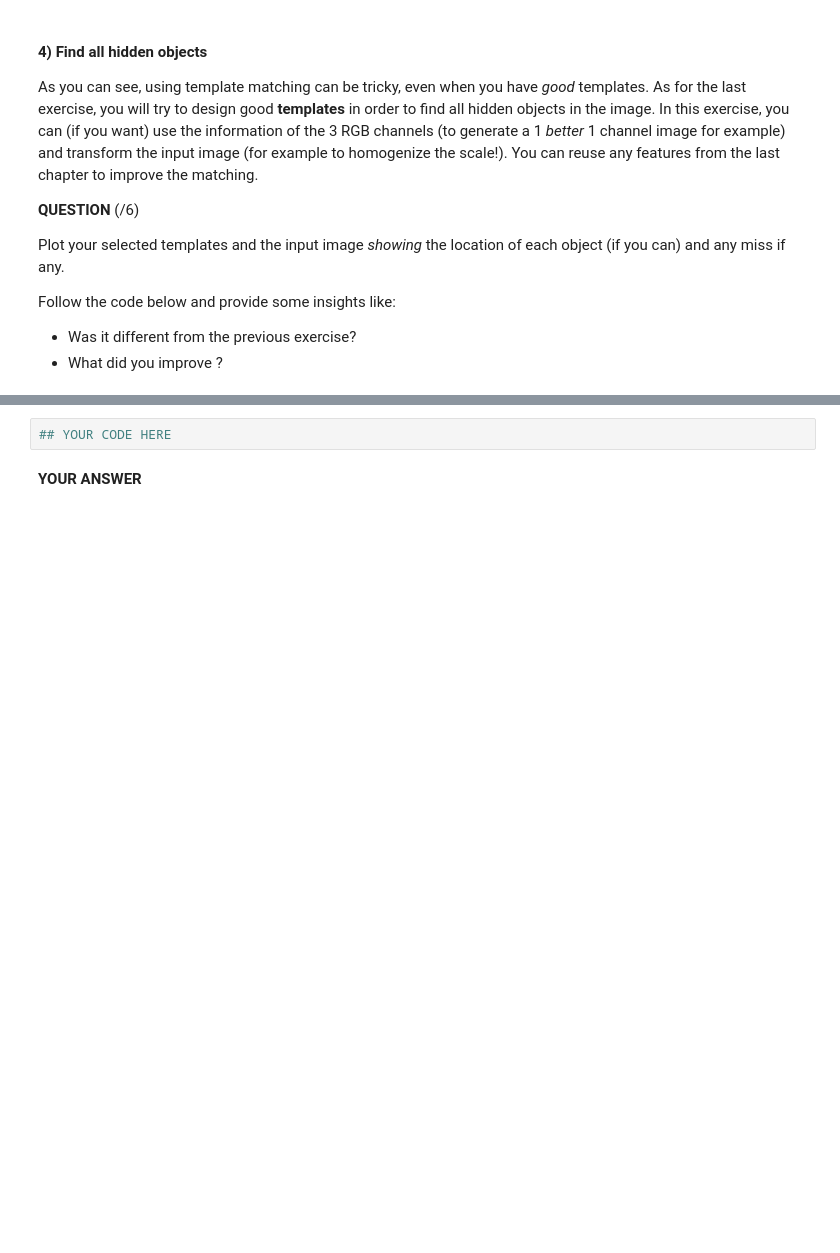
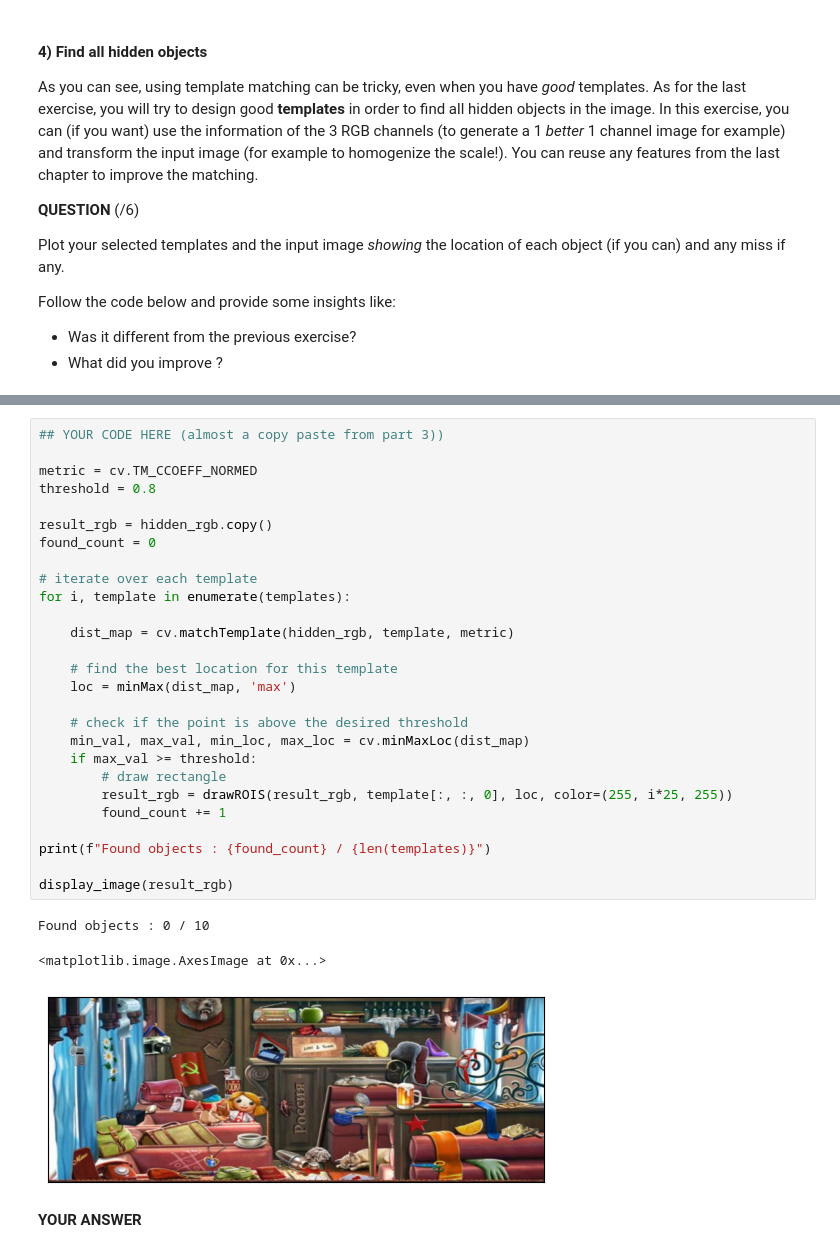
Before and after one commit to JulienErblandEPFL/Img_processing_lab1, a Jupyter notebook: Lab2/notebook/02_object_detection_and_recognition_2025.ipynb, the cells around one changed output, grey strips where cells are left out. Drawn from its saved outputs; the diff is of its cells as text; blank space fills up the shorter version.

Commit message:
dont understand part 2.1.3 4)

```diff
--- a/Lab2/notebook/02_object_detection_and_recognition_2025.ipynb
+++ b/Lab2/notebook/02_object_detection_and_recognition_2025.ipynb
@@ -888,5 +902,34 @@ for i, template in enumerate(templates):
-# %%
-## YOUR CODE HERE
+# %%
+## YOUR CODE HERE (almost a copy paste from part 3))
+
+metric = cv.TM_CCOEFF_NORMED
+threshold = 0.8
+
+result_rgb = hidden_rgb.copy()
+found_count = 0
+
+# iterate over each template
+for i, template in enumerate(templates):
+
+    dist_map = cv.matchTemplate(hidden_rgb, template, metric)
+
+    # find the best location for this template
+    loc = minMax(dist_map, 'max')
+
+    # check if the point is above the desired threshold
+    min_val, max_val, min_loc, max_loc = cv.minMaxLoc(dist_map)
+    if max_val >= threshold:
+        # draw rectangle
+        result_rgb = drawROIS(result_rgb, template[:, :, 0], loc, color=(255, i*25, 255))
+        found_count += 1
+
+print(f"Found objects : {found_count} / {len(templates)}")
+
+display_image(result_rgb)
+# %% [output]
+Found objects : 0 / 10
+<matplotlib.image.AxesImage at 0x...>
+[figure, added]
 # %% [markdown]
 **YOUR ANSWER**
 # %% [markdown]
```
Also changed, not shown: parts of 6 cells of this notebook.
